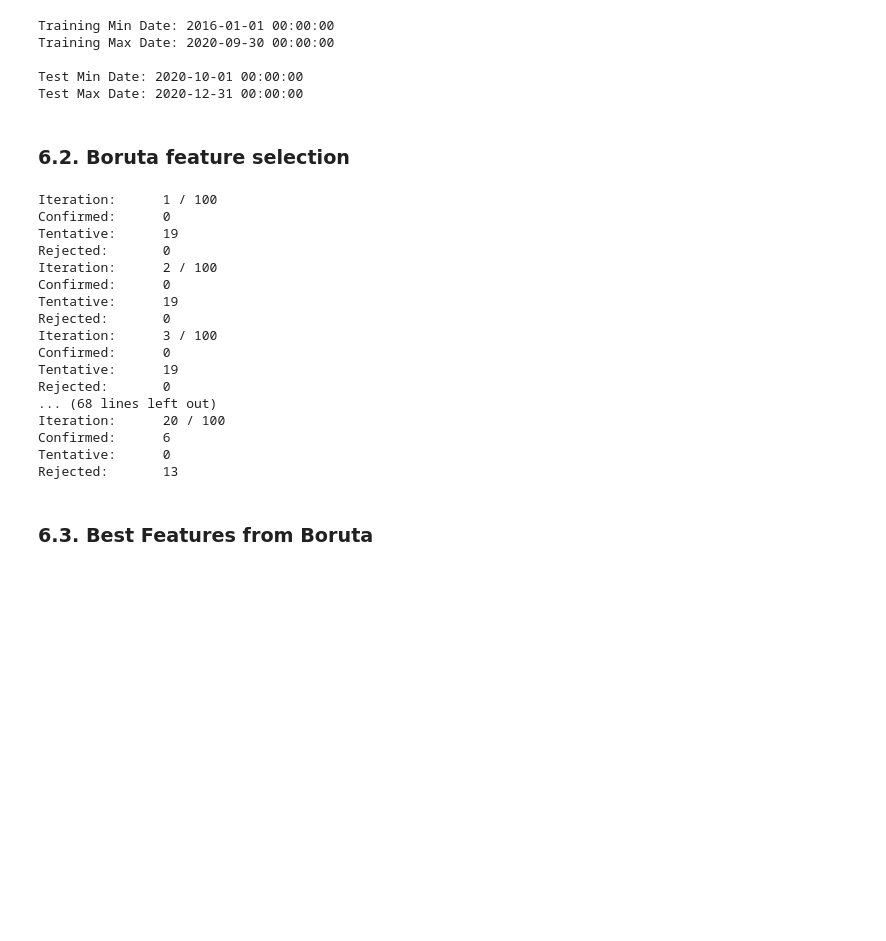
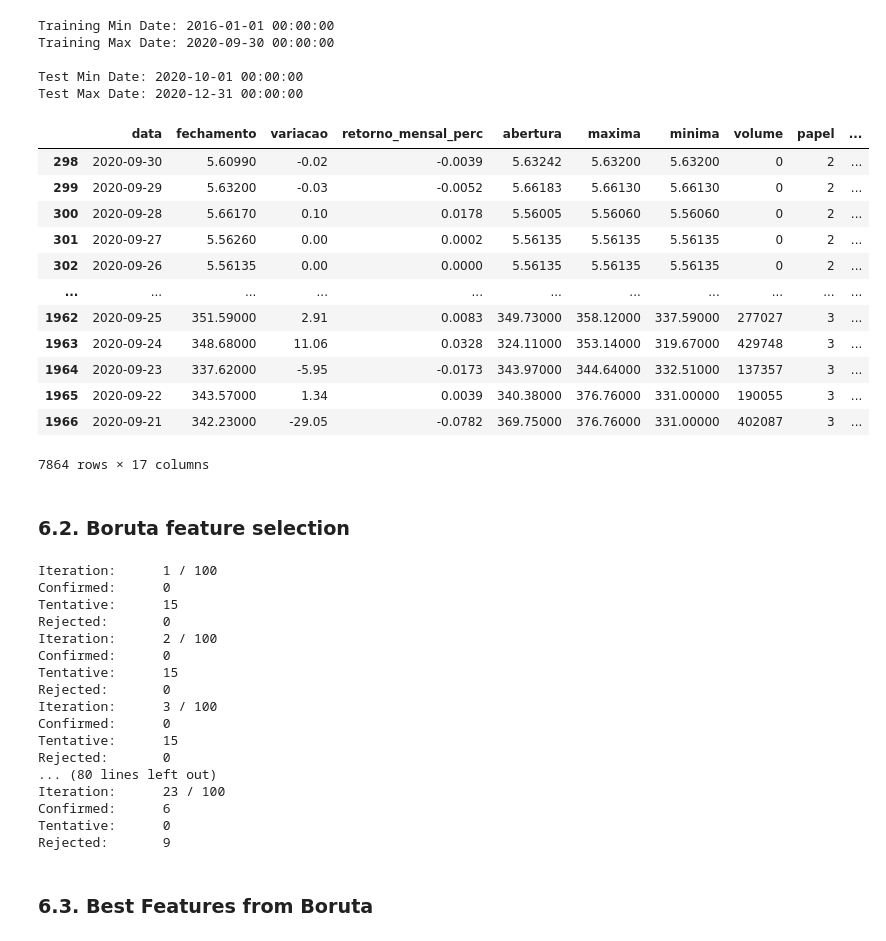
Before and after one commit to wilianuhlmann/predict_profitability_dr, a Jupyter notebook: alpha_funding.ipynb, the cells around one changed output. Cells and saved outputs as stored; diff of their text form; code cells hidden in the pictures; blank space fills up the shorter version.

```diff
--- a/alpha_funding.ipynb
+++ b/alpha_funding.ipynb
@@ -915,8 +978,14 @@ df5 = df4.copy()
 # %% [markdown]
 ### 5.3. Encoding
 # %%
-# state_holiday - One Hot Encoding
-df5 = pd.get_dummies( df5, prefix=['papel'], columns=['papel'] )
+# One Hot Encoding
+#df5 = pd.get_dummies( df5, prefix=['papel'], columns=['papel'] )
+
+# Label Encoding
+le = LabelEncoder()
+df5['papel'] = le.fit_transform( df5['papel'] )
+
+
 df5
 # %% [output]
 |  | data | fechamento | variacao | retorno_mensal_perc | abertura | maxima | minima | volume | dia | ... |
@@ -1018,6 +1087,22 @@ Training Max Date: 2020-09-30 00:00:00
 
 Test Min Date: 2020-10-01 00:00:00
 Test Max Date: 2020-12-31 00:00:00
+# %%
+X_train
+# %% [output]
+|  | data | fechamento | variacao | retorno_mensal_perc | abertura | maxima | minima | volume | papel | ... |
+| 298 | 2020-09-30 | 5.60990 | -0.02 | -0.0039 | 5.63242 | 5.63200 | 5.63200 | 0 | 2 | ... |
+| 299 | 2020-09-29 | 5.63200 | -0.03 | -0.0052 | 5.66183 | 5.66130 | 5.66130 | 0 | 2 | ... |
+| 300 | 2020-09-28 | 5.66170 | 0.10 | 0.0178 | 5.56005 | 5.56060 | 5.56060 | 0 | 2 | ... |
+| 301 | 2020-09-27 | 5.56260 | 0.00 | 0.0002 | 5.56135 | 5.56135 | 5.56135 | 0 | 2 | ... |
+| 302 | 2020-09-26 | 5.56135 | 0.00 | 0.0000 | 5.56135 | 5.56135 | 5.56135 | 0 | 2 | ... |
+| ... | ... | ... | ... | ... | ... | ... | ... | ... | ... | ... |
+| 1962 | 2020-09-25 | 351.59000 | 2.91 | 0.0083 | 349.73000 | 358.12000 | 337.59000 | 277027 | 3 | ... |
+| 1963 | 2020-09-24 | 348.68000 | 11.06 | 0.0328 | 324.11000 | 353.14000 | 319.67000 | 429748 | 3 | ... |
+| 1964 | 2020-09-23 | 337.62000 | -5.95 | -0.0173 | 343.97000 | 344.64000 | 332.51000 | 137357 | 3 | ... |
+| 1965 | 2020-09-22 | 343.57000 | 1.34 | 0.0039 | 340.38000 | 376.76000 | 331.00000 | 190055 | 3 | ... |
+| 1966 | 2020-09-21 | 342.23000 | -29.05 | -0.0782 | 369.75000 | 376.76000 | 331.00000 | 402087 | 3 | ... |
+7864 rows × 17 columns
 # %% [markdown]
 ### 6.2. Boruta feature selection
 # %%
@@ -1033,21 +1118,21 @@ boruta = BorutaPy( rf, n_estimators='auto', verbose=2, random_state=42 ).fit( X_
 # %% [output]
 Iteration:      1 / 100
 Confirmed:      0
-Tentative:      19
+Tentative:      15
 Rejected:       0
 Iteration:      2 / 100
 Confirmed:      0
-Tentative:      19
+Tentative:      15
 Rejected:       0
 Iteration:      3 / 100
 Confirmed:      0
-Tentative:      19
+Tentative:      15
 Rejected:       0
-... (68 lines left out)
-Iteration:      20 / 100
+... (80 lines left out)
+Iteration:      23 / 100
 Confirmed:      6
 Tentative:      0
-Rejected:       13
+Rejected:       9
 # %% [markdown]
 ### 6.3. Best Features from Boruta
 # %%
```
Also changed, not shown: parts of 35 cells of this notebook.
